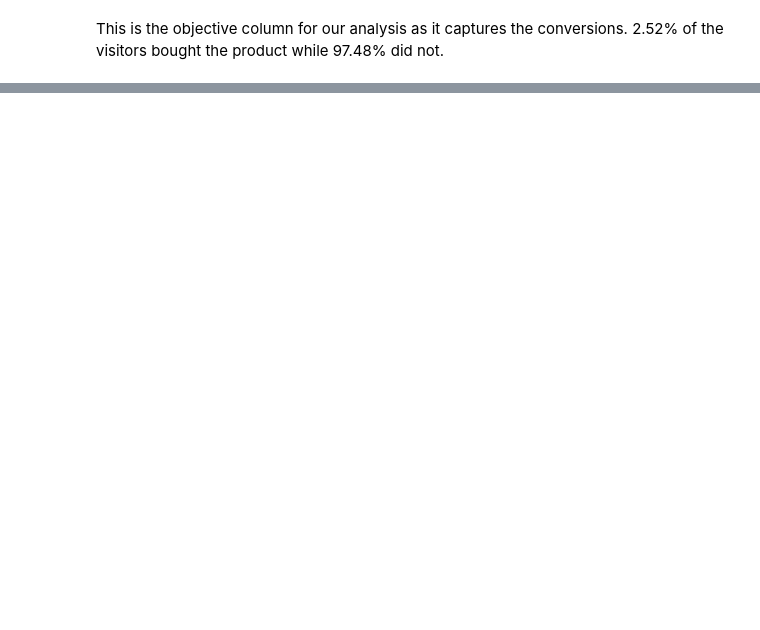
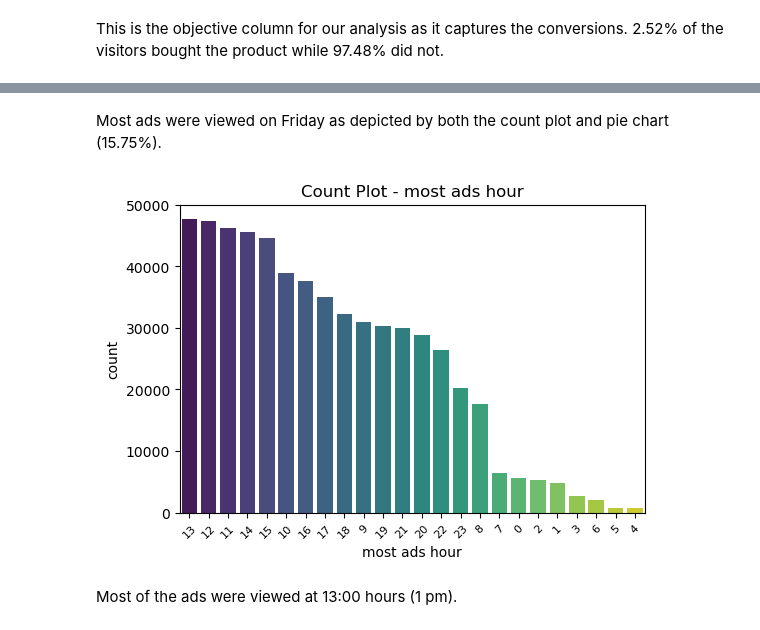
Before and after one commit to Eva088/A-B-Testing, a Jupyter notebook: Marketing.ipynb, the cells around one changed output, grey strips where cells are left out. Saved outputs shown, nothing was run; the diff lists cells and outputs as text; code cells hidden in the pictures; blank space fills up the shorter version.

```diff
--- a/Marketing.ipynb
+++ b/Marketing.ipynb
@@ -133,0 +158,18 @@ This is the objective column for our analysis as it captures the conversions. 2.
+# %% [markdown]
+Most ads were viewed on Friday as depicted by both the count plot and pie chart (15.75%).
+# %%
+#Visualizing the variable 'most ads hour'
+
+variable = 'most ads hour'
+
+plt.figure(figsize = (6,4))
+
+#Creating a Count plot
+sns.countplot(x = variable, data = df_cat, order = df_cat['most ads hour'].value_counts().index, palette= 'viridis')
+plt.title(f'Count Plot - {variable}')
+plt.xticks(rotation = 45, fontsize = 8)
+plt.show()
+# %% [output]
+[figure, added]
+# %% [markdown]
+Most of the ads were viewed at 13:00 hours (1 pm).
```
Also changed, not shown: parts of 3 cells of this notebook.
